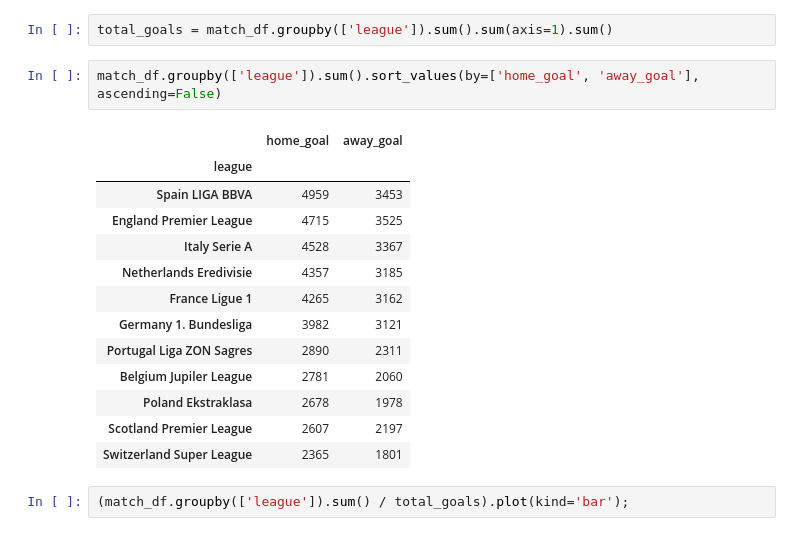
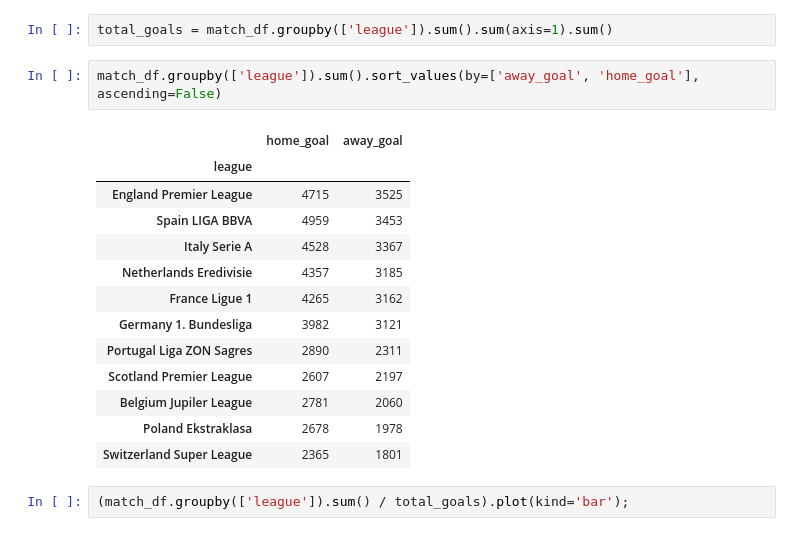
Before and after one commit to DaveOkpare/european-soccer-analysis, a Jupyter notebook: Investigate_a_Dataset.ipynb, the cells around one changed output. Drawn from its saved outputs; the diff is of its cells as text.

```diff
--- a/Investigate_a_Dataset.ipynb
+++ b/Investigate_a_Dataset.ipynb
@@ -499,20 +511,20 @@ plt.xlabel('League');
 # %%
 total_goals = match_df.groupby(['league']).sum().sum(axis=1).sum()
 # %%
-match_df.groupby(['league']).sum().sort_values(by=['home_goal', 'away_goal'], ascending=False)
+match_df.groupby(['league']).sum().sort_values(by=['away_goal', 'home_goal'], ascending=False)
 # %% [output]
 |  | home_goal | away_goal |
 | league |  |  |
+| England Premier League | 4715 | 3525 |
 | Spain LIGA BBVA | 4959 | 3453 |
-| England Premier League | 4715 | 3525 |
 | Italy Serie A | 4528 | 3367 |
 | Netherlands Eredivisie | 4357 | 3185 |
 | France Ligue 1 | 4265 | 3162 |
 | Germany 1. Bundesliga | 3982 | 3121 |
 | Portugal Liga ZON Sagres | 2890 | 2311 |
+| Scotland Premier League | 2607 | 2197 |
 | Belgium Jupiler League | 2781 | 2060 |
 | Poland Ekstraklasa | 2678 | 1978 |
-| Scotland Premier League | 2607 | 2197 |
 | Switzerland Super League | 2365 | 1801 |
 # %%
 (match_df.groupby(['league']).sum() / total_goals).plot(kind='bar');
```
Also changed, not shown: parts of 23 cells of this notebook.
